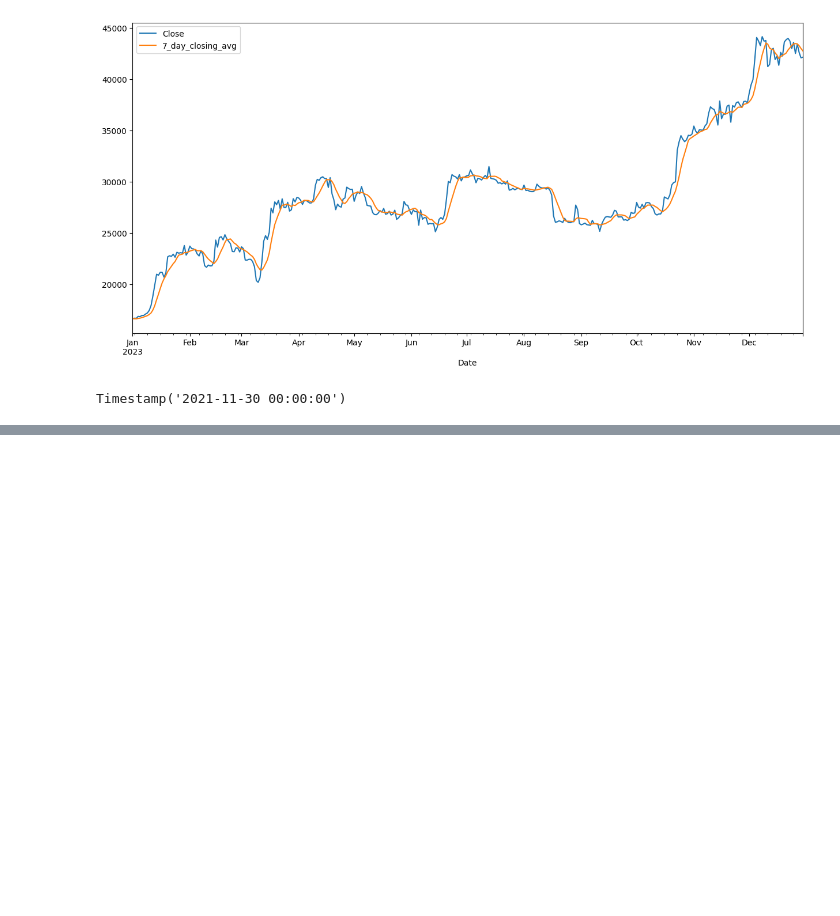
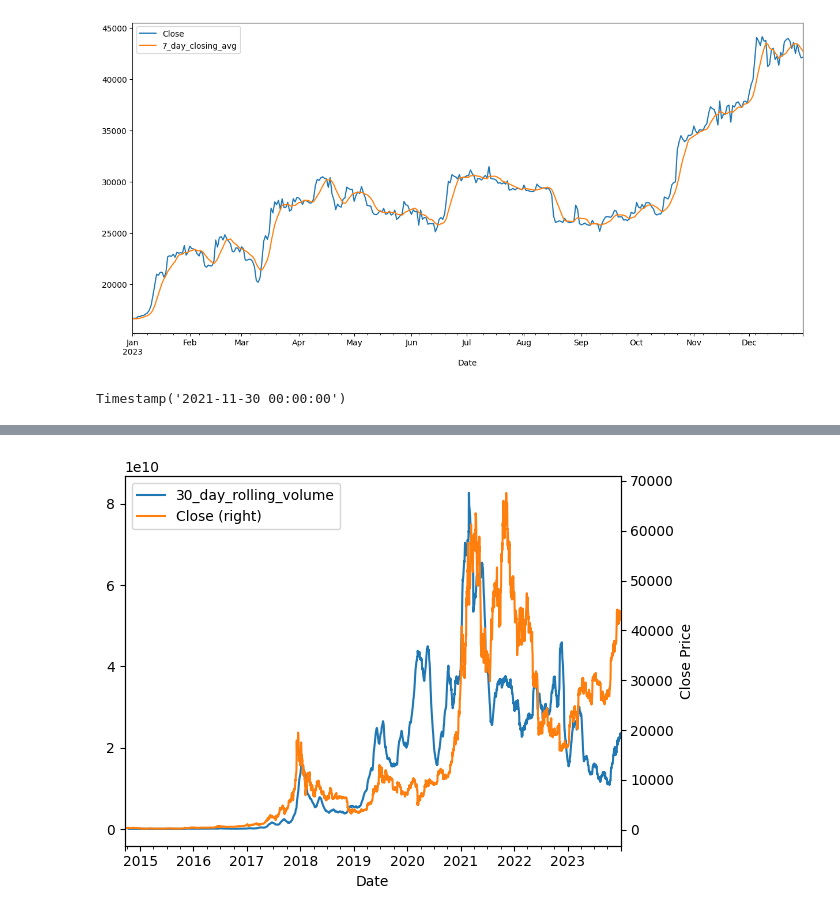
Before and after one commit to rizaho/ml_for_financial_analysis, a Jupyter notebook: 201_1_Introduction_to_Time_Series_Analysis.ipynb, the cells around one changed output, grey strips where cells are left out. Saved outputs shown, nothing was run; the diff lists cells and outputs as text; code cells hidden in the pictures; blank space fills up the shorter version.

```diff
--- a/201_1_Introduction_to_Time_Series_Analysis.ipynb
+++ b/201_1_Introduction_to_Time_Series_Analysis.ipynb
@@ -117,0 +166,7 @@ Timestamp('2021-11-30 00:00:00')
+# %%
+df[["30_day_rolling_volume"]].plot(legend = True)
+ax = df["Close"].plot(secondary_y = True, legend = True)
+ax.set_ylabel("Close Price")
+plt.show()
+# %% [output]
+[figure, added]
```
Also changed, not shown: parts of 7 cells of this notebook.
